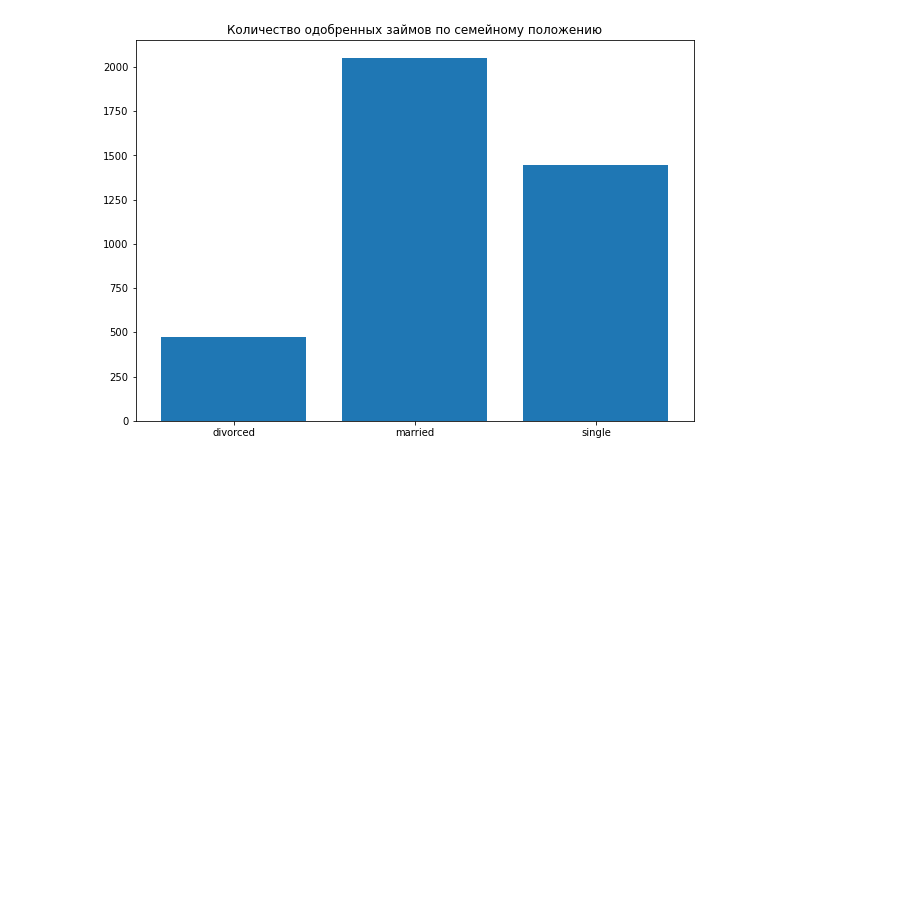
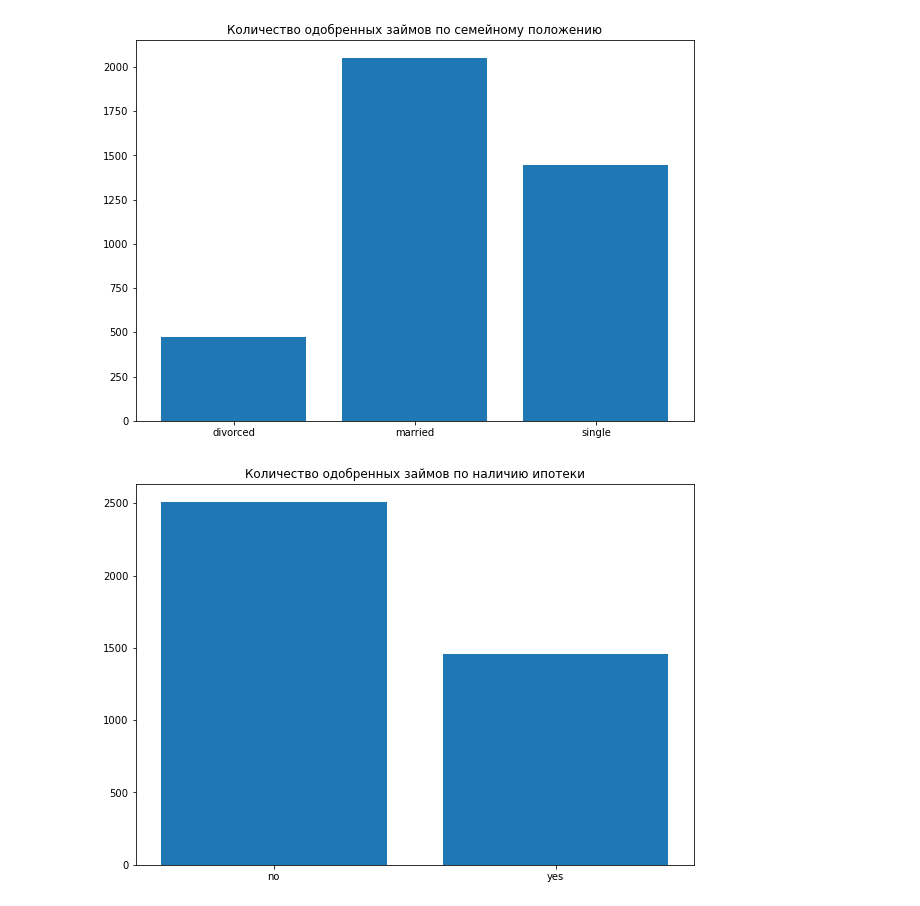
Before and after one commit to IYuminov/assessment_for_MFO, a Jupyter notebook: ml_assessment.ipynb, the cells around one changed output. Saved outputs shown, nothing was run; the diff lists cells and outputs as text; code cells hidden in the pictures; blank space fills up the shorter version.

```diff
--- a/ml_assessment.ipynb
+++ b/ml_assessment.ipynb
@@ -240,0 +208,8 @@ df = pd.get_dummies(df, columns = type_obj)
+# %%
+housing_y1 = df_y_1.groupby('housing')[['y']].count()
+
+plt.figure(figsize=(10, 7))
+plt.title('Количество одобренных займов по наличию ипотеки')
+plt.bar(housing_y1.index, housing_y1["y"]);
+# %% [output]
+[figure, added]
```
Also changed, not shown: parts of 38 cells of this notebook.
